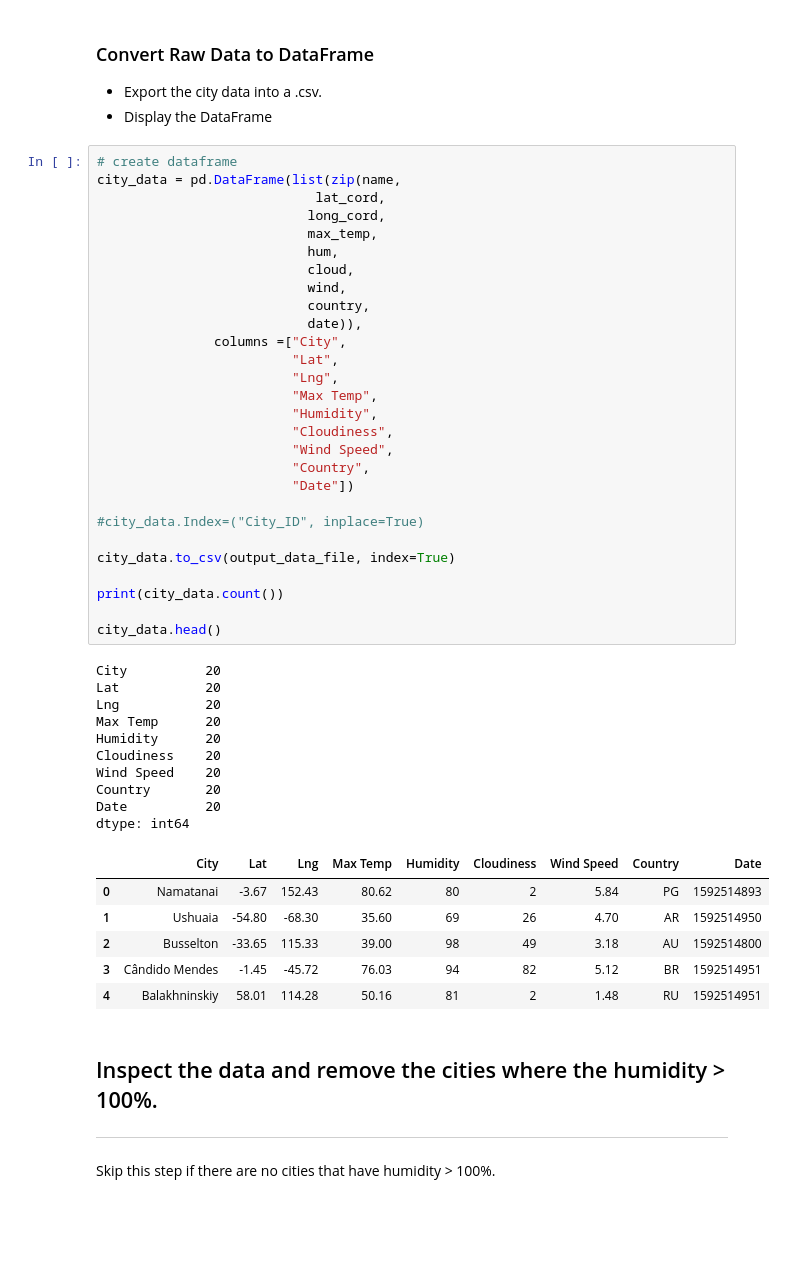
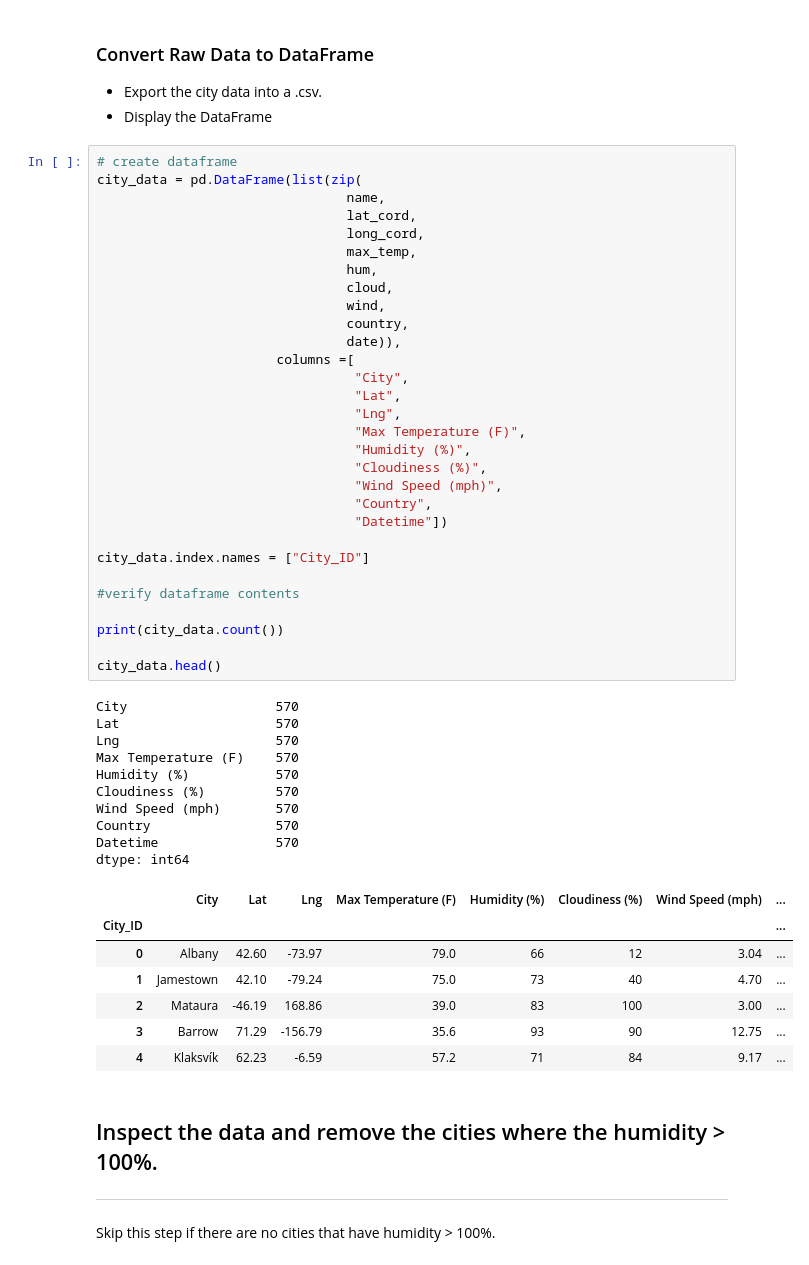
Before and after one commit to McGlash/API-Challenge, a Jupyter notebook: starter_code/WeatherPy.ipynb, the cells around one changed output. Drawn from its saved outputs; the diff is of its cells as text; blank space fills up the shorter version.

```diff
--- a/starter_code/WeatherPy.ipynb
+++ b/starter_code/WeatherPy.ipynb
@@ -145,49 +150,52 @@ Processing Record 7 of set 5 | lerwick
 * Display the DataFrame
 # %%
 # create dataframe
-city_data = pd.DataFrame(list(zip(name,
-                            lat_cord,
-                           long_cord,
-                           max_temp,
-                           hum,
-                           cloud,
-                           wind,
-                           country,
-                           date)),
-               columns =["City",
-                         "Lat",
-                         "Lng",
-                         "Max Temp",
-                         "Humidity",
-                         "Cloudiness",
-                         "Wind Speed",
-                         "Country",
-                         "Date"])
+city_data = pd.DataFrame(list(zip(
+                                name,
+                                lat_cord,
+                                long_cord,
+                                max_temp,
+                                hum,
+                                cloud,
+                                wind,
+                                country,
+                                date)),
+                       columns =[
+                                 "City",
+                                 "Lat",
+                                 "Lng",
+                                 "Max Temperature (F)",
+                                 "Humidity (%)",
+                                 "Cloudiness (%)",
+                                 "Wind Speed (mph)",
+                                 "Country",
+                                 "Datetime"])
 
-#city_data.Index=("City_ID", inplace=True)
+city_data.index.names = ["City_ID"]
 
-city_data.to_csv(output_data_file, index=True)
+#verify dataframe contents
 
 print(city_data.count())
 
 city_data.head()
 # %% [output]
-City          20
-Lat           20
-Lng           20
-Max Temp      20
-Humidity      20
-Cloudiness    20
-Wind Speed    20
-Country       20
-Date          20
+City                   570
+Lat                    570
+Lng                    570
+Max Temperature (F)    570
+Humidity (%)           570
+Cloudiness (%)         570
+Wind Speed (mph)       570
+Country                570
+Datetime               570
 dtype: int64
-|  | City | Lat | Lng | Max Temp | Humidity | Cloudiness | Wind Speed | Country | Date |
-| 0 | Namatanai | -3.67 | 152.43 | 80.62 | 80 | 2 | 5.84 | PG | 1592514893 |
-| 1 | Ushuaia | -54.80 | -68.30 | 35.60 | 69 | 26 | 4.70 | AR | 1592514950 |
-| 2 | Busselton | -33.65 | 115.33 | 39.00 | 98 | 49 | 3.18 | AU | 1592514800 |
-| 3 | Cândido Mendes | -1.45 | -45.72 | 76.03 | 94 | 82 | 5.12 | BR | 1592514951 |
-| 4 | Balakhninskiy | 58.01 | 114.28 | 50.16 | 81 | 2 | 1.48 | RU | 1592514951 |
+|  | City | Lat | Lng | Max Temperature (F) | Humidity (%) | Cloudiness (%) | Wind Speed (mph) | ... |
+| City_ID |  |  |  |  |  |  |  | ... |
+| 0 | Albany | 42.60 | -73.97 | 79.0 | 66 | 12 | 3.04 | ... |
+| 1 | Jamestown | 42.10 | -79.24 | 75.0 | 73 | 40 | 4.70 | ... |
+| 2 | Mataura | -46.19 | 168.86 | 39.0 | 83 | 100 | 3.00 | ... |
+| 3 | Barrow | 71.29 | -156.79 | 35.6 | 93 | 90 | 12.75 | ... |
+| 4 | Klaksvík | 62.23 | -6.59 | 57.2 | 71 | 84 | 9.17 | ... |
 # %% [markdown]
 ## Inspect the data and remove the cities where the humidity > 100%.
 ----
```
Also changed, not shown: parts of 27 cells of this notebook, 18 other files.
